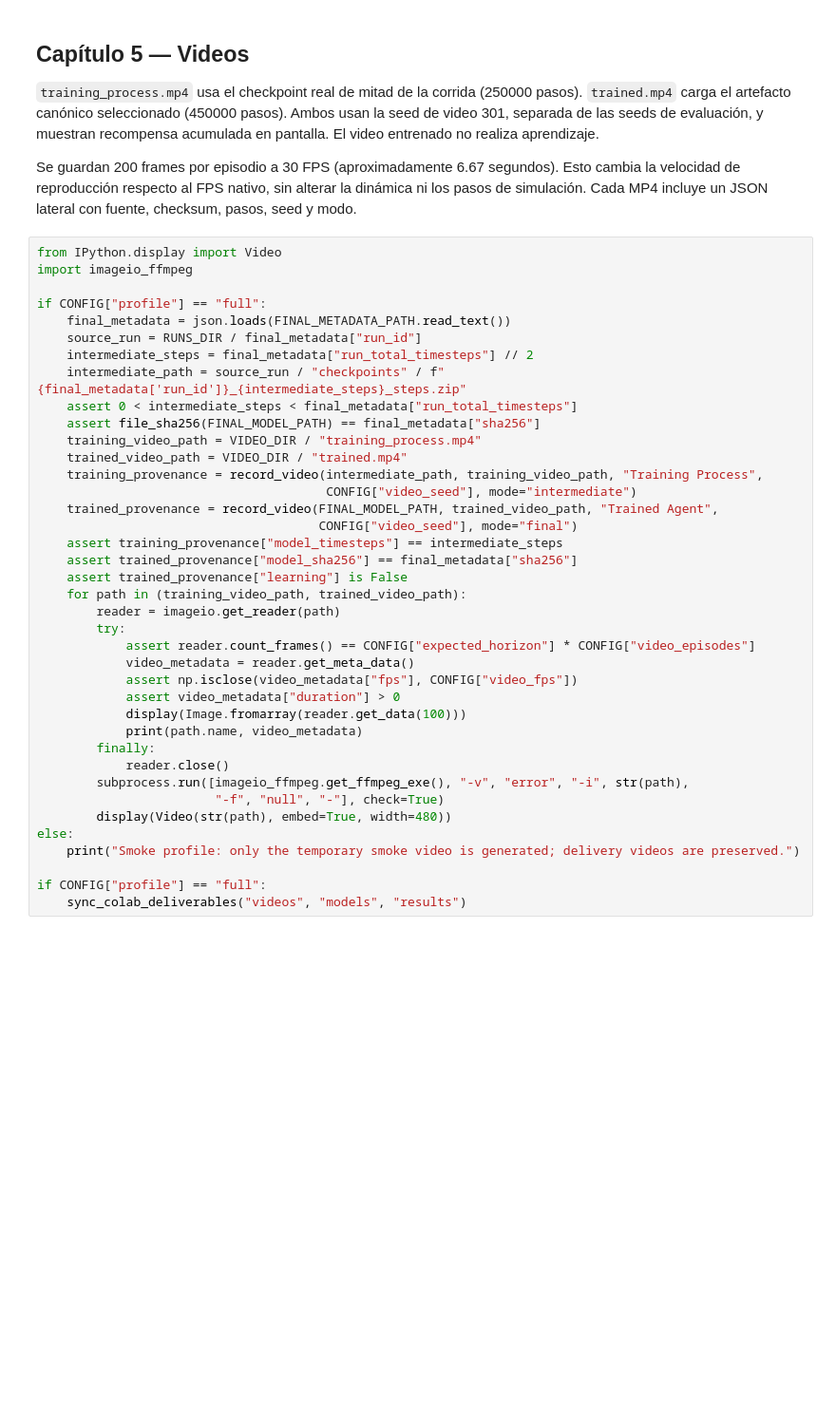
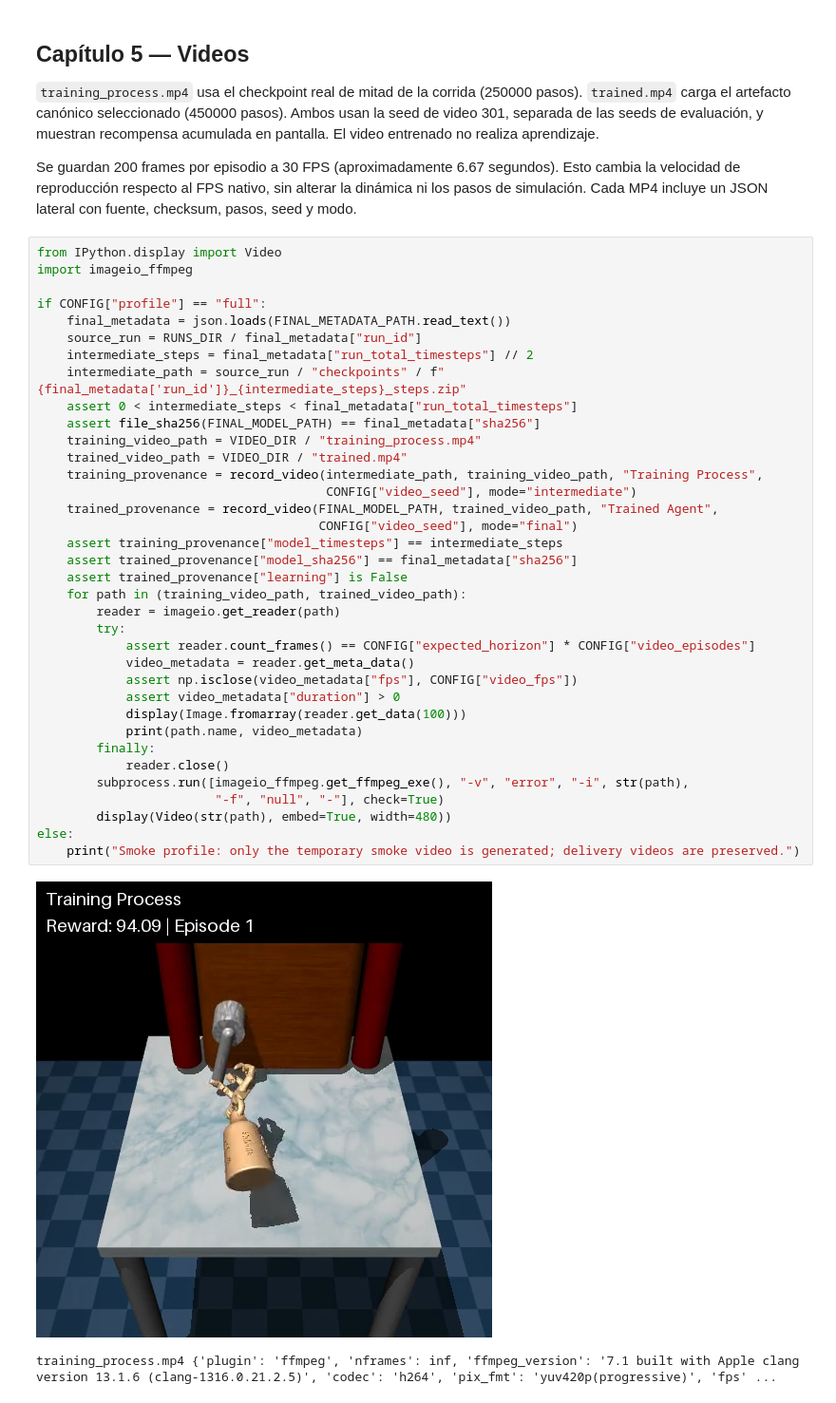
Before and after one commit to j-mauro-r/reinforcement_learning_reto_2, a Jupyter notebook: 1-AdroitHandDoor/AdroitHandDoor.ipynb, the cells around one changed output. Shown at 95% size. Drawn from its saved outputs; the diff is of its cells as text; blank space fills up the shorter version.

```diff
--- a/1-AdroitHandDoor/AdroitHandDoor.ipynb
+++ b/1-AdroitHandDoor/AdroitHandDoor.ipynb
@@ -896,33 +827,33 @@ if CONFIG["profile"] == "full":
     source_run = RUNS_DIR / final_metadata["run_id"]
     intermediate_steps = final_metadata["run_total_timesteps"] // 2
     intermediate_path = source_run / "checkpoints" / f"{final_metadata['run_id']}_{intermediate_steps}_steps.zip"
     assert 0 < intermediate_steps < final_metadata["run_total_timesteps"]
     assert file_sha256(FINAL_MODEL_PATH) == final_metadata["sha256"]
     training_video_path = VIDEO_DIR / "training_process.mp4"
     trained_video_path = VIDEO_DIR / "trained.mp4"
     training_provenance = record_video(intermediate_path, training_video_path, "Training Process",
                                        CONFIG["video_seed"], mode="intermediate")
     trained_provenance = record_video(FINAL_MODEL_PATH, trained_video_path, "Trained Agent",
                                       CONFIG["video_seed"], mode="final")
     assert training_provenance["model_timesteps"] == intermediate_steps
     assert trained_provenance["model_sha256"] == final_metadata["sha256"]
     assert trained_provenance["learning"] is False
     for path in (training_video_path, trained_video_path):
         reader = imageio.get_reader(path)
         try:
             assert reader.count_frames() == CONFIG["expected_horizon"] * CONFIG["video_episodes"]
             video_metadata = reader.get_meta_data()
             assert np.isclose(video_metadata["fps"], CONFIG["video_fps"])
             assert video_metadata["duration"] > 0
             display(Image.fromarray(reader.get_data(100)))
             print(path.name, video_metadata)
         finally:
             reader.close()
         subprocess.run([imageio_ffmpeg.get_ffmpeg_exe(), "-v", "error", "-i", str(path),
                         "-f", "null", "-"], check=True)
         display(Video(str(path), embed=True, width=480))
 else:
     print("Smoke profile: only the temporary smoke video is generated; delivery videos are preserved.")
-
-if CONFIG["profile"] == "full":
-    sync_colab_deliverables("videos", "models", "results")
+# %% [output]
+[figure, added]
+training_process.mp4 {'plugin': 'ffmpeg', 'nframes': inf, 'ffmpeg_version': '7.1 built with Apple clang version 13.1.6 (clang-1316.0.21.2.5)', 'codec': 'h264', 'pix_fmt': 'yuv420p(progressive)', 'fps' ...
```
Also changed, not shown: parts of 11 cells of this notebook, 19 other files.
